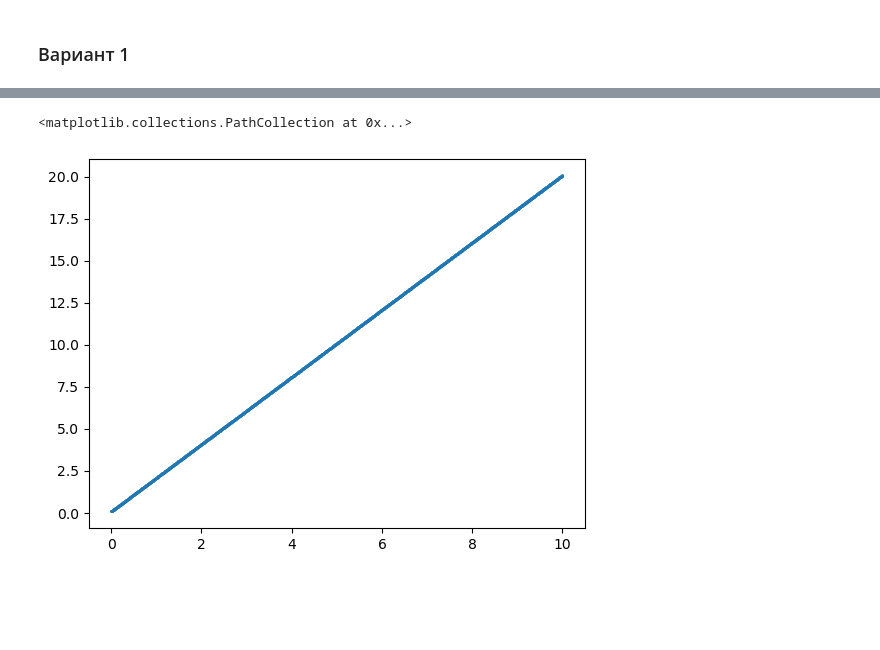
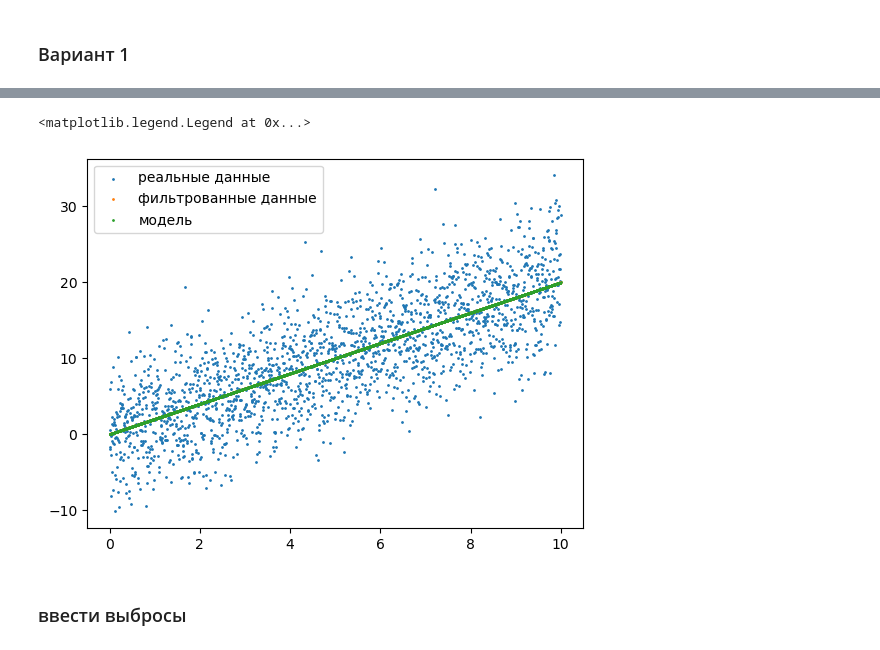
Before and after one commit to EHAT32/inverse, a Jupyter notebook: 9_12/kalman.ipynb, the cells around one changed output, grey strips where cells are left out. Drawn from its saved outputs; the diff is of its cells as text; code cells hidden in the pictures; blank space fills up the shorter version.

```diff
--- a/9_12/kalman.ipynb
+++ b/9_12/kalman.ipynb
@@ -14,7 +14,6 @@ velocity = 2
 x1 = np.zeros_like(u2)
 sigma1 = 0.1
 sigma2 = 5
-x1 += np.random.normal(0, sigma1, len(x1))
-
+noise = np.random.normal(0, sigma1, len(x1))
 for i in range(1, len(x1)):
     x1[i] = x1[i - 1] + velocity * dt
@@ -31,8 +23,13 @@ P1 = sigma1 ** 2
 P2 = P1 * (sigma2**2) / (P1 + sigma2**2)
 # %%
 x2 = x1 + P2 / (sigma2**2) * (u2 - x1)
-# %%
-plt.scatter(time, x2, s = 1)
-# %% [output]
-<matplotlib.collections.PathCollection at 0x...>
-[figure, removed]
+# %%
+plt.scatter(time, u2, s = 1, label='реальные данные')
+plt.scatter(time, x2, s = 1, label='фильтрованные данные')
+plt.scatter(time, x1, s=1, label = 'модель')
+plt.legend()
+# %% [output]
+<matplotlib.legend.Legend at 0x...>
+[figure, added]
+# %% [markdown]
+### ввести выбросы
```
Also changed, not shown: parts of 12 cells of this notebook.
